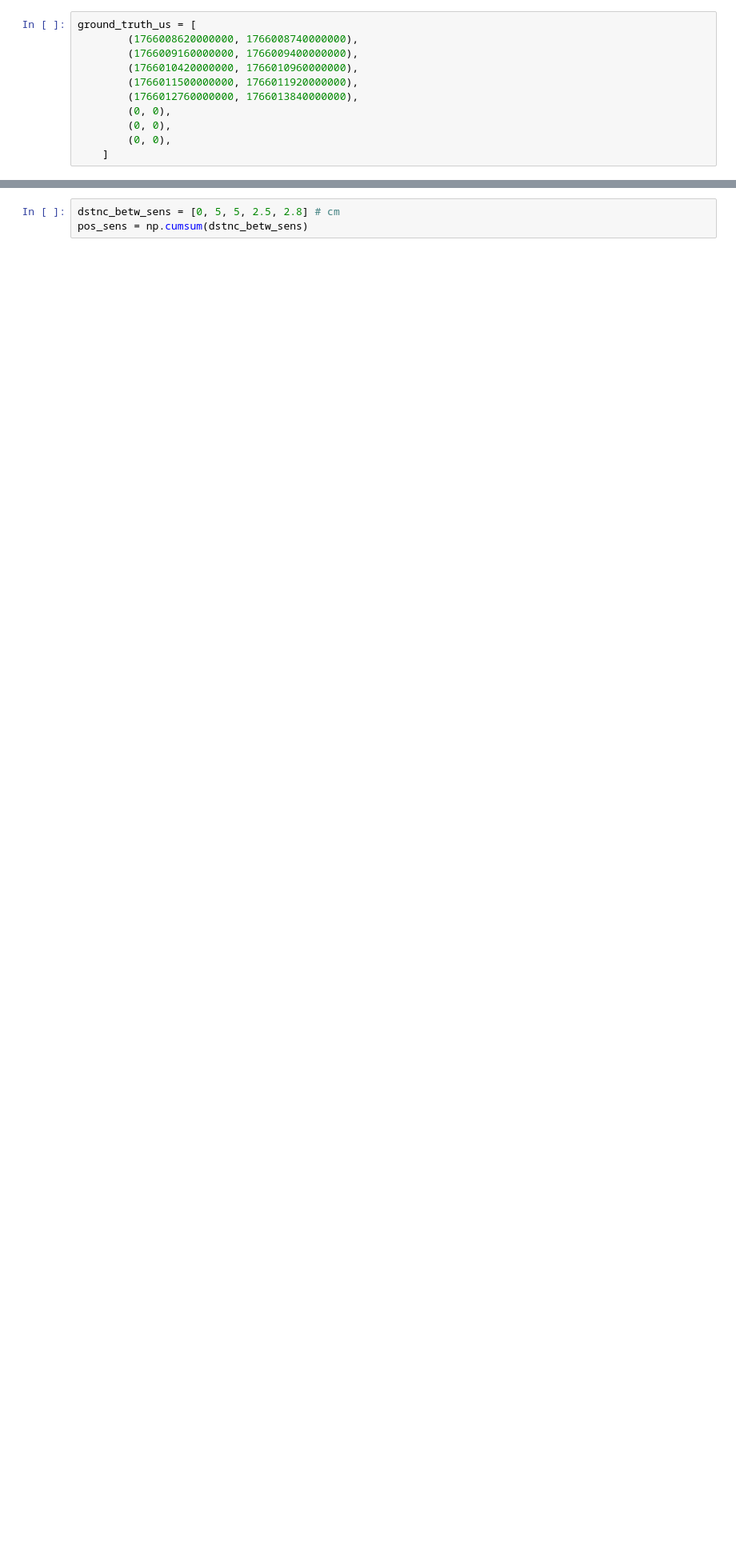
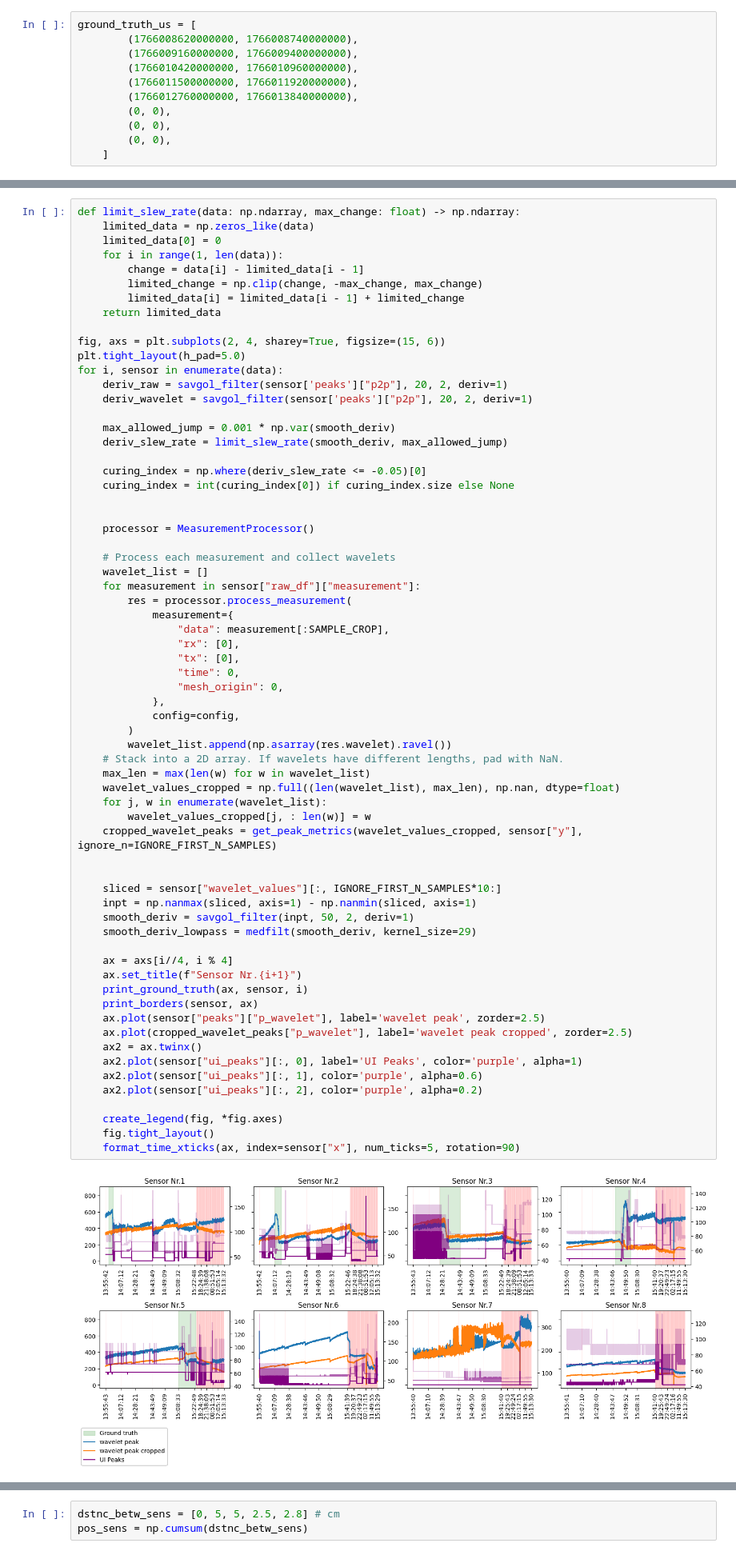
Before and after one commit to 13Bytes/wulpus, a Jupyter notebook: sw/flowfront_detection.ipynb, the cells around one changed output, grey strips where cells are left out. Shown at 80% size. Saved outputs shown, nothing was run; the diff lists cells and outputs as text; blank space fills up the shorter version.

```diff
--- a/sw/flowfront_detection.ipynb
+++ b/sw/flowfront_detection.ipynb
@@ -206,0 +272,68 @@ for i, sensor in enumerate(data):
+# %%
+def limit_slew_rate(data: np.ndarray, max_change: float) -> np.ndarray:
+    limited_data = np.zeros_like(data)
+    limited_data[0] = 0
+    for i in range(1, len(data)):
+        change = data[i] - limited_data[i - 1]
+        limited_change = np.clip(change, -max_change, max_change)
+        limited_data[i] = limited_data[i - 1] + limited_change
+    return limited_data
+
+fig, axs = plt.subplots(2, 4, sharey=True, figsize=(15, 6))
+plt.tight_layout(h_pad=5.0)
+for i, sensor in enumerate(data):
+    deriv_raw = savgol_filter(sensor['peaks']["p2p"], 20, 2, deriv=1)
+    deriv_wavelet = savgol_filter(sensor['peaks']["p2p"], 20, 2, deriv=1)
+
+    max_allowed_jump = 0.001 * np.var(smooth_deriv)
+    deriv_slew_rate = limit_slew_rate(smooth_deriv, max_allowed_jump)
+
+    curing_index = np.where(deriv_slew_rate <= -0.05)[0]
+    curing_index = int(curing_index[0]) if curing_index.size else None
+
+
+    processor = MeasurementProcessor()
+
+    # Process each measurement and collect wavelets
+    wavelet_list = []
+    for measurement in sensor["raw_df"]["measurement"]:
+        res = processor.process_measurement(
+            measurement={
+                "data": measurement[:SAMPLE_CROP],
+                "rx": [0],
+                "tx": [0],
+                "time": 0,
+                "mesh_origin": 0,
+            },
+            config=config,
+        )
+        wavelet_list.append(np.asarray(res.wavelet).ravel())
+    # Stack into a 2D array. If wavelets have different lengths, pad with NaN.
+    max_len = max(len(w) for w in wavelet_list)
+    wavelet_values_cropped = np.full((len(wavelet_list), max_len), np.nan, dtype=float)
+    for j, w in enumerate(wavelet_list):
+        wavelet_values_cropped[j, : len(w)] = w
+    cropped_wavelet_peaks = get_peak_metrics(wavelet_values_cropped, sensor["y"], ignore_n=IGNORE_FIRST_N_SAMPLES)
+
+
+    sliced = sensor["wavelet_values"][:, IGNORE_FIRST_N_SAMPLES*10:]
+    inpt = np.nanmax(sliced, axis=1) - np.nanmin(sliced, axis=1)
+    smooth_deriv = savgol_filter(inpt, 50, 2, deriv=1)
+    smooth_deriv_lowpass = medfilt(smooth_deriv, kernel_size=29)
+
+    ax = axs[i//4, i % 4]
+    ax.set_title(f"Sensor Nr.{i+1}")
+    print_ground_truth(ax, sensor, i)
+    print_borders(sensor, ax)
+    ax.plot(sensor["peaks"]["p_wavelet"], label='wavelet peak', zorder=2.5)
+    ax.plot(cropped_wavelet_peaks["p_wavelet"], label='wavelet peak cropped', zorder=2.5)
+    ax2 = ax.twinx()
+    ax2.plot(sensor["ui_peaks"][:, 0], label='UI Peaks', color='purple', alpha=1)
+    ax2.plot(sensor["ui_peaks"][:, 1], color='purple', alpha=0.6)
+    ax2.plot(sensor["ui_peaks"][:, 2], color='purple', alpha=0.2)
+
+    create_legend(fig, *fig.axes)
+    fig.tight_layout()
+    format_time_xticks(ax, index=sensor["x"], num_ticks=5, rotation=90)
+# %% [output]
+[figure, added]
```
Also changed, not shown: parts of 12 cells of this notebook, 1 other file.
